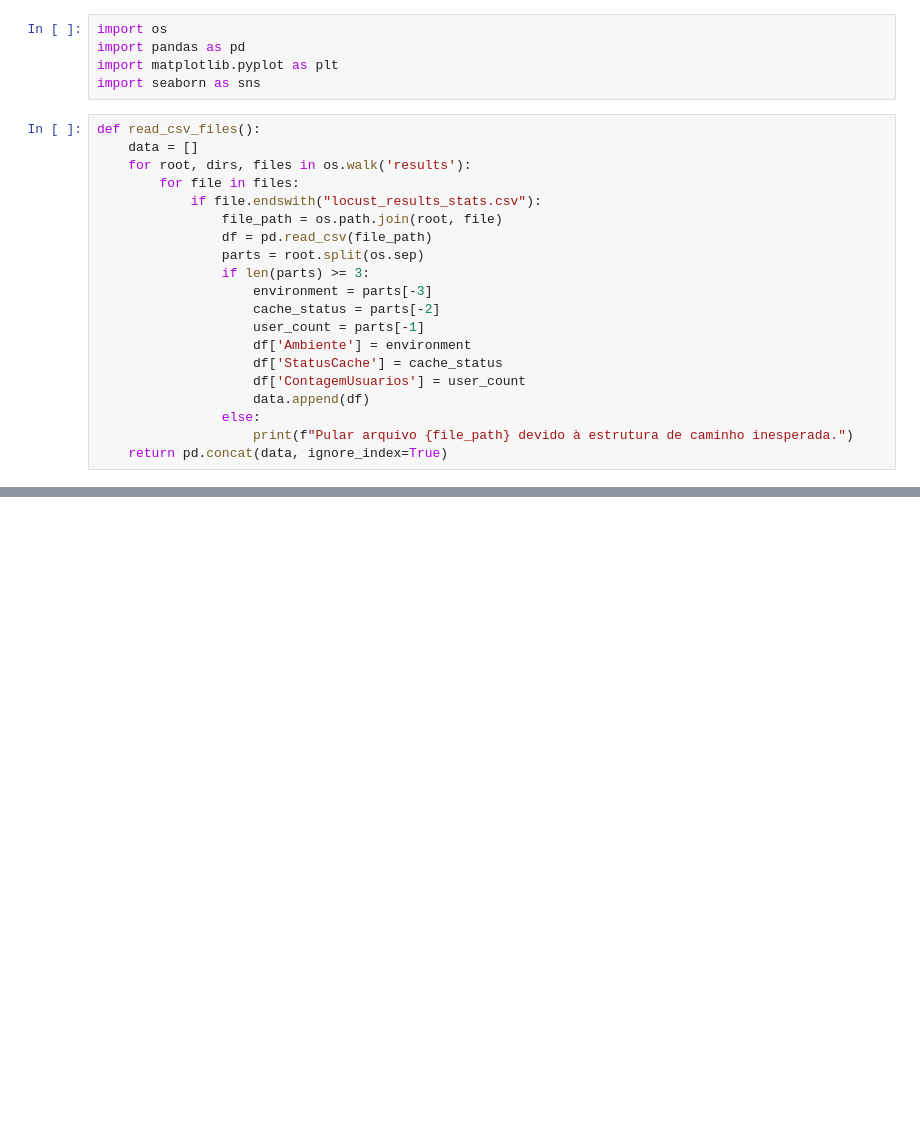
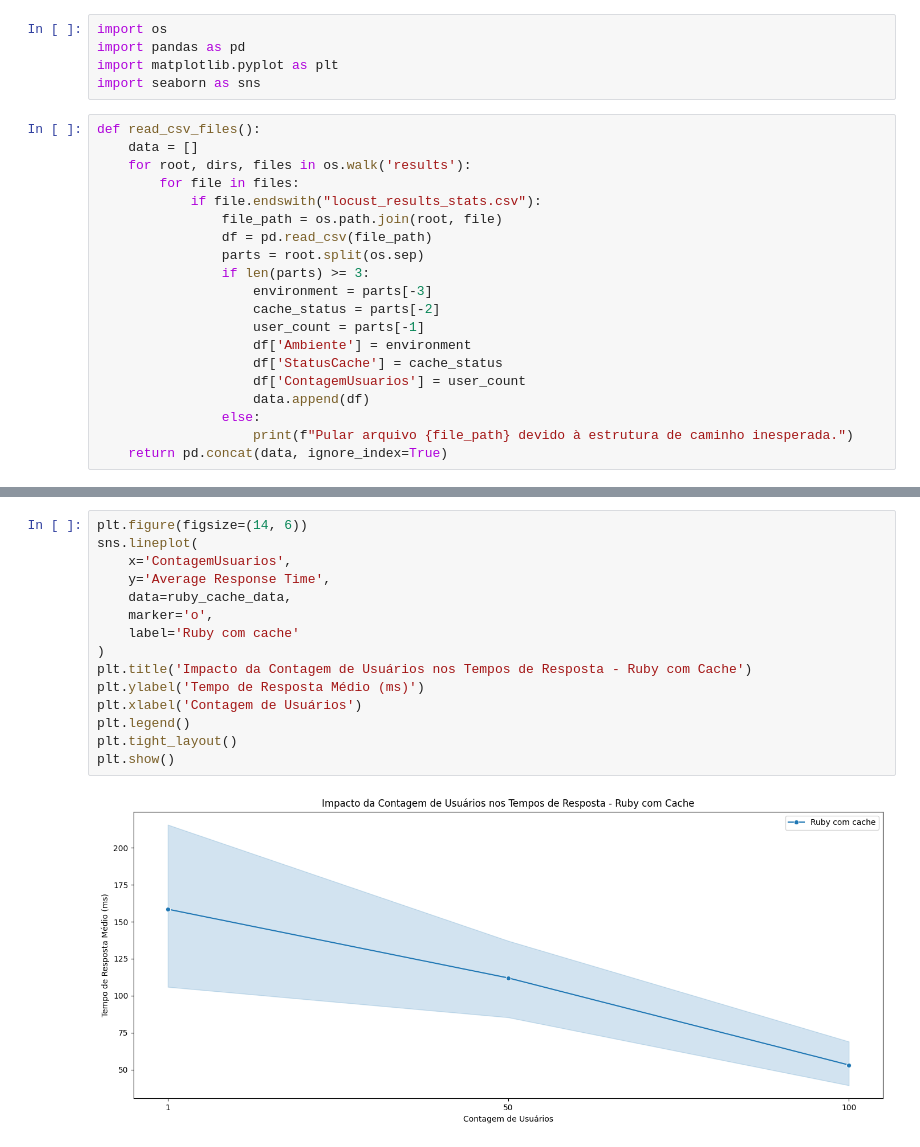
Before and after one commit to pedrxlz/web-link-extractor-api-load-testing, a Jupyter notebook: resultados.ipynb, the cells around one changed output, grey strips where cells are left out. Drawn from its saved outputs; the diff is of its cells as text; blank space fills up the shorter version.

```diff
--- a/resultados.ipynb
+++ b/resultados.ipynb
@@ -68,0 +69,17 @@ generate_plots(df)
+# %%
+plt.figure(figsize=(14, 6))
+sns.lineplot(
+    x='ContagemUsuarios',
+    y='Average Response Time',
+    data=ruby_cache_data,
+    marker='o',
+    label='Ruby com cache'
+)
+plt.title('Impacto da Contagem de Usuários nos Tempos de Resposta - Ruby com Cache')
+plt.ylabel('Tempo de Resposta Médio (ms)')
+plt.xlabel('Contagem de Usuários')
+plt.legend()
+plt.tight_layout()
+plt.show()
+# %% [output]
+[figure, added]
```
Also changed, not shown: parts of 6 cells of this notebook, 13 other files.
